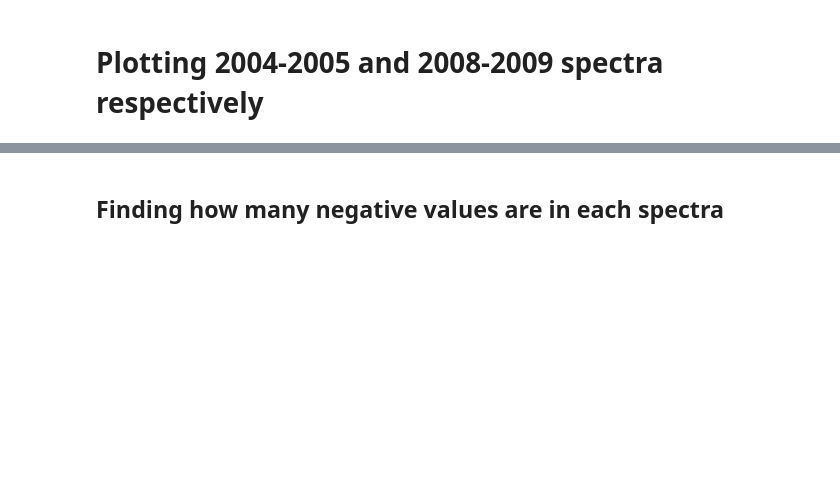
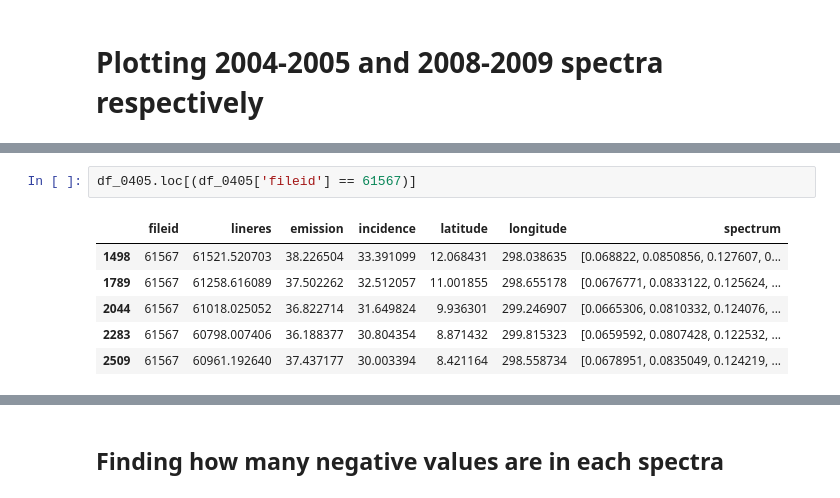
Before and after one commit to lucaslibshutz/spectralResearch, a Jupyter notebook: csv_spectra.ipynb, the cells around one changed output, grey strips where cells are left out. Drawn from its saved outputs; the diff is of its cells as text; blank space fills up the shorter version.

```diff
--- a/csv_spectra.ipynb
+++ b/csv_spectra.ipynb
@@ -73,0 +90,9 @@ df_0809.loc[(df_0809['fileid'] == 43962) & (df_0809['latitude'] == -10.400769) &
+# %%
+df_0405.loc[(df_0405['fileid'] == 61567)]
+# %% [output]
+|  | fileid | lineres | emission | incidence | latitude | longitude | spectrum |
+| 1498 | 61567 | 61521.520703 | 38.226504 | 33.391099 | 12.068431 | 298.038635 | [0.068822, 0.0850856, 0.127607, 0... |
+| 1789 | 61567 | 61258.616089 | 37.502262 | 32.512057 | 11.001855 | 298.655178 | [0.0676771, 0.0833122, 0.125624, ... |
+| 2044 | 61567 | 61018.025052 | 36.822714 | 31.649824 | 9.936301 | 299.246907 | [0.0665306, 0.0810332, 0.124076, ... |
+| 2283 | 61567 | 60798.007406 | 36.188377 | 30.804354 | 8.871432 | 299.815323 | [0.0659592, 0.0807428, 0.122532, ... |
+| 2509 | 61567 | 60961.192640 | 37.437177 | 30.003394 | 8.421164 | 298.558734 | [0.0678951, 0.0835049, 0.124219, ... |
```
Also changed, not shown: parts of 12 cells of this notebook, 2 other files.
